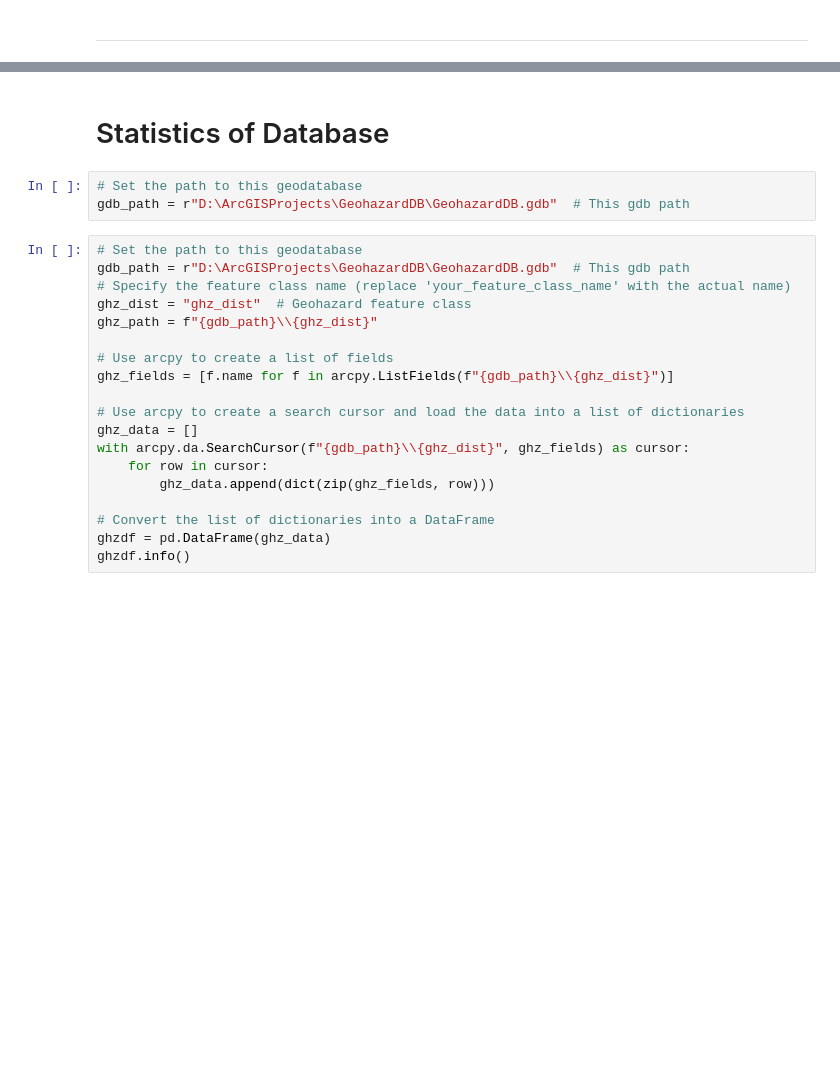
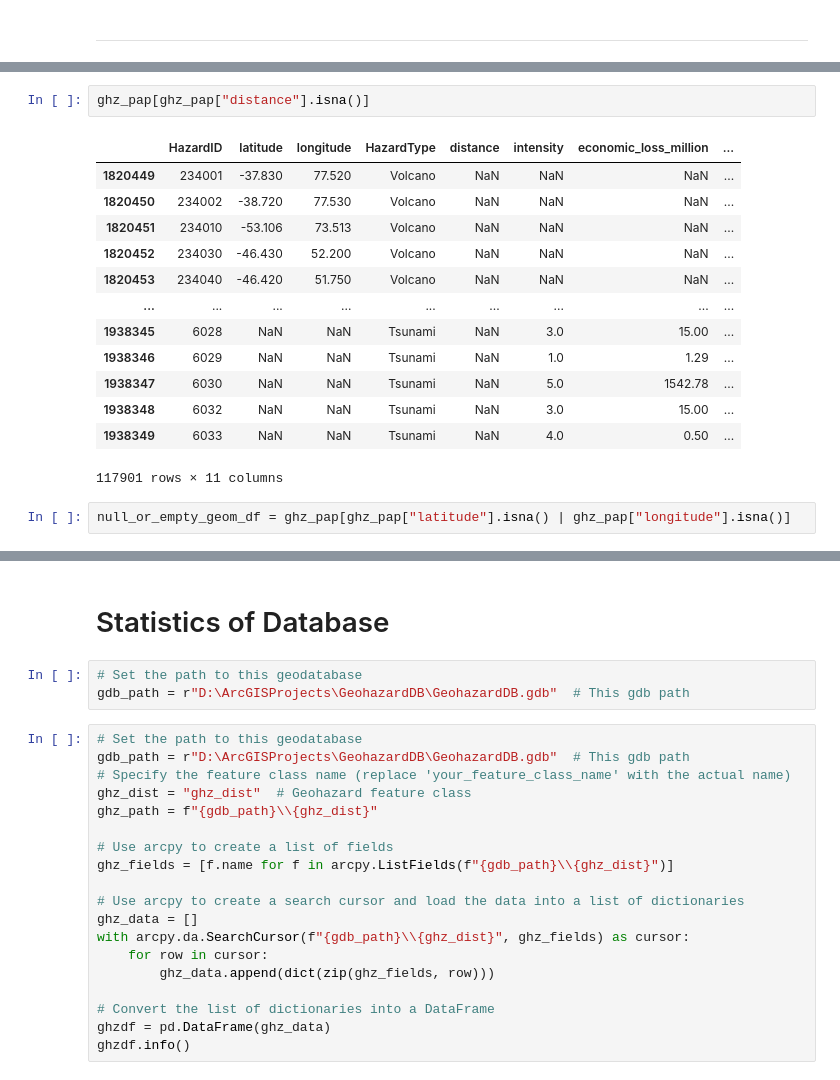
Before and after one commit to redrobbit/ndis, a Jupyter notebook: ArcGIS_Pro_processing/00_DataPreprocessing_1.ipynb, the cells around one changed output, grey strips where cells are left out. Saved outputs shown, nothing was run; the diff lists cells and outputs as text; blank space fills up the shorter version.

```diff
--- a/ArcGIS_Pro_processing/00_DataPreprocessing_1.ipynb
+++ b/ArcGIS_Pro_processing/00_DataPreprocessing_1.ipynb
@@ -1508,0 +2162,18 @@ print(f"✅ Polylines created from compiled near table at {polyline_output}!")
+# %%
+ghz_pap[ghz_pap["distance"].isna()]
+# %% [output]
+|  | HazardID | latitude | longitude | HazardType | distance | intensity | economic_loss_million | ... |
+| 1820449 | 234001 | -37.830 | 77.520 | Volcano | NaN | NaN | NaN | ... |
+| 1820450 | 234002 | -38.720 | 77.530 | Volcano | NaN | NaN | NaN | ... |
+| 1820451 | 234010 | -53.106 | 73.513 | Volcano | NaN | NaN | NaN | ... |
+| 1820452 | 234030 | -46.430 | 52.200 | Volcano | NaN | NaN | NaN | ... |
+| 1820453 | 234040 | -46.420 | 51.750 | Volcano | NaN | NaN | NaN | ... |
+| ... | ... | ... | ... | ... | ... | ... | ... | ... |
+| 1938345 | 6028 | NaN | NaN | Tsunami | NaN | 3.0 | 15.00 | ... |
+| 1938346 | 6029 | NaN | NaN | Tsunami | NaN | 1.0 | 1.29 | ... |
+| 1938347 | 6030 | NaN | NaN | Tsunami | NaN | 5.0 | 1542.78 | ... |
+| 1938348 | 6032 | NaN | NaN | Tsunami | NaN | 3.0 | 15.00 | ... |
+| 1938349 | 6033 | NaN | NaN | Tsunami | NaN | 4.0 | 0.50 | ... |
+117901 rows × 11 columns
+# %%
+null_or_empty_geom_df = ghz_pap[ghz_pap["latitude"].isna() | ghz_pap["longitude"].isna()]
```
Also changed, not shown: parts of 98 cells of this notebook.
